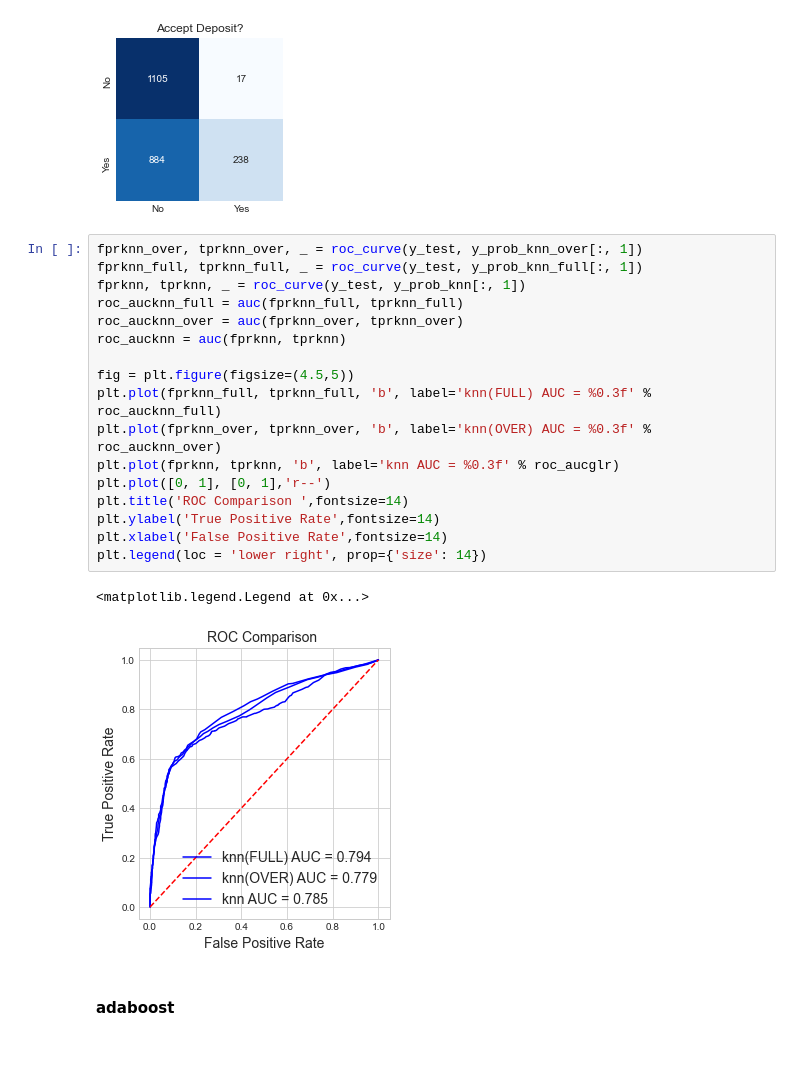
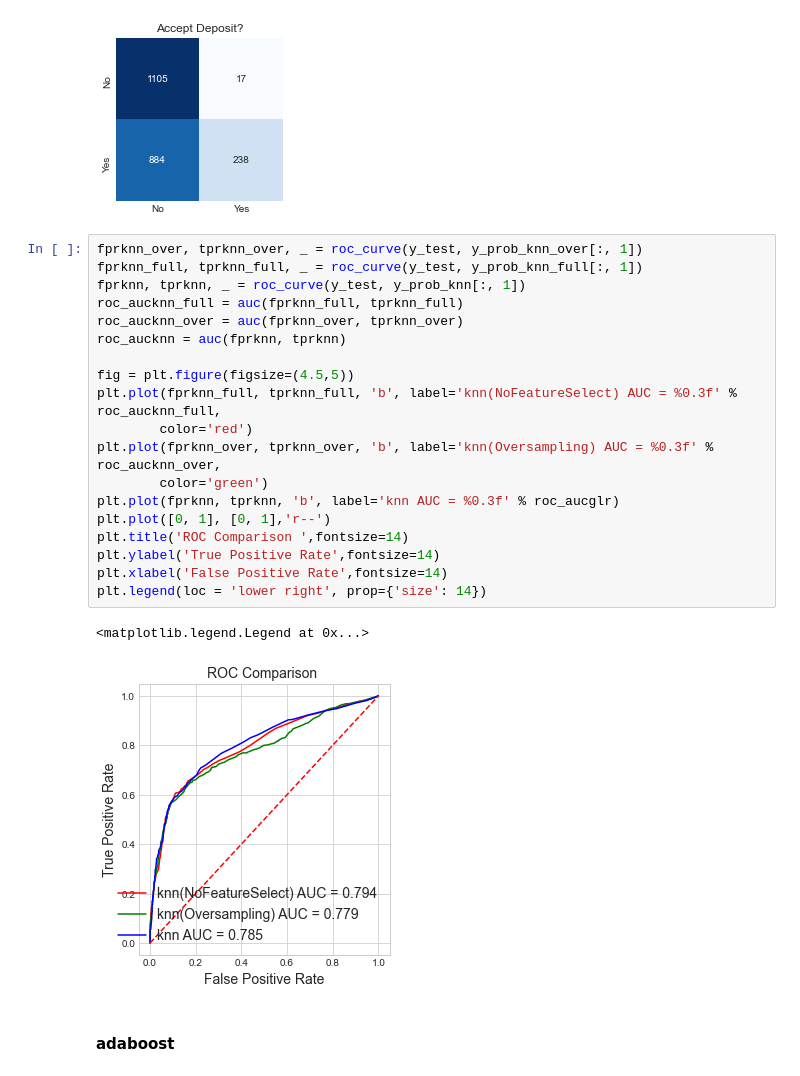
Before and after one commit to Zhaoxing-Wu/UW-Madison-FA21-STAT451, a Jupyter notebook: project.ipynb, the cells around one changed output. Cells and saved outputs as stored; diff of their text form.

```diff
--- a/project.ipynb
+++ b/project.ipynb
@@ -726,23 +740,25 @@ get_scores(y_test,y_pred_knn_over, y_prob_knn_over[:, 1])
 # %%
 fprknn_over, tprknn_over, _ = roc_curve(y_test, y_prob_knn_over[:, 1])
 fprknn_full, tprknn_full, _ = roc_curve(y_test, y_prob_knn_full[:, 1])
 fprknn, tprknn, _ = roc_curve(y_test, y_prob_knn[:, 1])
 roc_aucknn_full = auc(fprknn_full, tprknn_full)
 roc_aucknn_over = auc(fprknn_over, tprknn_over)
 roc_aucknn = auc(fprknn, tprknn)
 
 fig = plt.figure(figsize=(4.5,5))
-plt.plot(fprknn_full, tprknn_full, 'b', label='knn(FULL) AUC = %0.3f' % roc_aucknn_full)
-plt.plot(fprknn_over, tprknn_over, 'b', label='knn(OVER) AUC = %0.3f' % roc_aucknn_over)
+plt.plot(fprknn_full, tprknn_full, 'b', label='knn(NoFeatureSelect) AUC = %0.3f' % roc_aucknn_full,
+        color='red')
+plt.plot(fprknn_over, tprknn_over, 'b', label='knn(Oversampling) AUC = %0.3f' % roc_aucknn_over,
+        color='green')
 plt.plot(fprknn, tprknn, 'b', label='knn AUC = %0.3f' % roc_aucglr)
 plt.plot([0, 1], [0, 1],'r--')
 plt.title('ROC Comparison ',fontsize=14)
 plt.ylabel('True Positive Rate',fontsize=14)
 plt.xlabel('False Positive Rate',fontsize=14)
 plt.legend(loc = 'lower right', prop={'size': 14})
 # %% [output]
 <matplotlib.legend.Legend at 0x...>
-[figure, old version]
+[figure, new version]
 # %% [markdown]
 #### adaboost
 # %%
```
Also changed, not shown: parts of 11 cells of this notebook, 1 other file.
